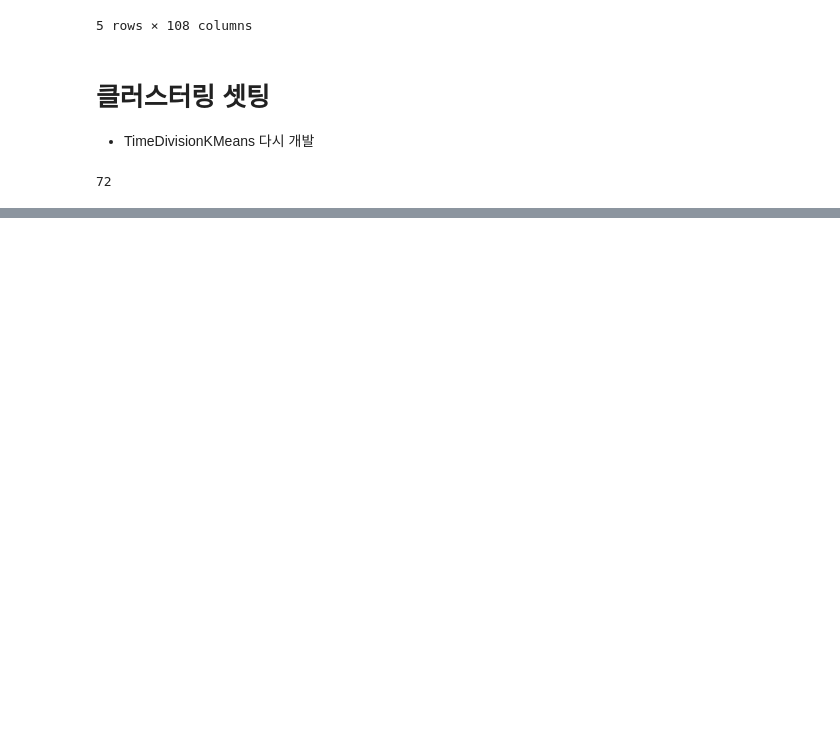
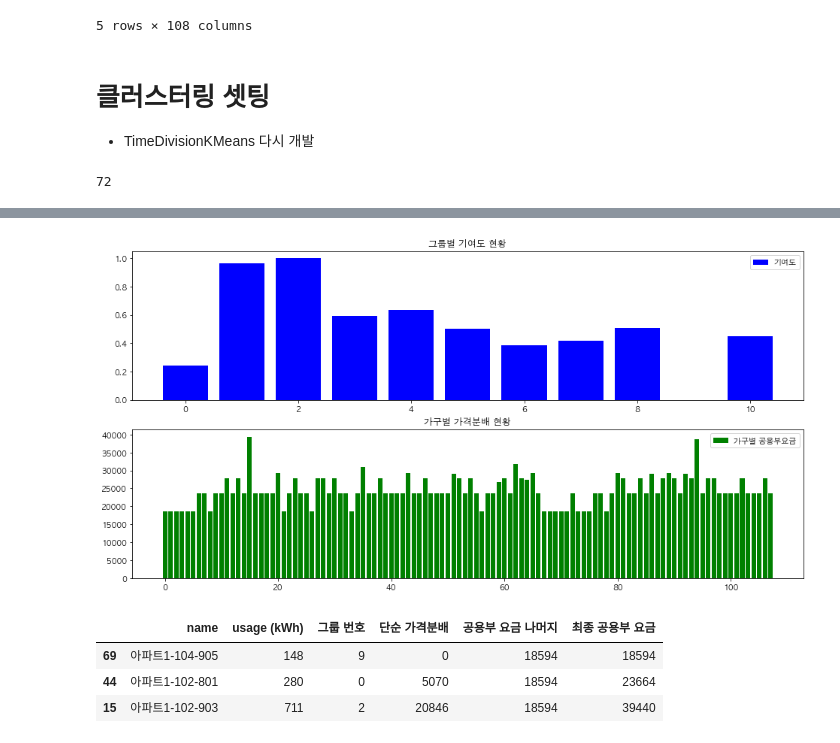
Before and after one commit to formegusto/distribution-public-fee, a Jupyter notebook: pt3.그룹별 (Pattern Based) 가격분배.ipynb, the cells around one changed output, grey strips where cells are left out. Cells and saved outputs as stored; diff of their text form; code cells hidden in the pictures; blank space fills up the shorter version.

```diff
--- a/pt3.그룹별 (Pattern Based) 가격분배.ipynb
+++ b/pt3.그룹별 (Pattern Based) 가격분배.ipynb
@@ -161,0 +138,5 @@ plt.show()
+# %%
+_month_df = np.column_stack([m_60_1.columns, m_60_1.sum(axis=0).values.round().astype("int")])
+month_df = pd.DataFrame(_month_df, columns=['name', 'usage (kWh)'])
+
+month_df
@@ -161,0 +446,14 @@ plt.show()
+# %%
+norm_dist = cont_1.copy()
+
+norm_dist['contribution'] = (norm_dist['contribution'] - norm_dist['contribution'].min()) / \
+                    (norm_dist['contribution'].max() - norm_dist['contribution'].min())
+
+norm_dist = pd.concat([norm_dist, col_df[col_df.columns[-2:]]], axis=1)
+
+norm_dist['기여도 공용부 기본요금'] = (norm_dist['공용부 기본요금'] * norm_dist['contribution']).round().astype("int")
+norm_dist['기여도 공용부 전력량요금'] = (norm_dist['공용부 전력량요금'] * norm_dist['contribution']).round().astype("int")
+norm_dist['기여도 공용부 요금'] = norm_dist['기여도 공용부 기본요금'] + norm_dist['기여도 공용부 전력량요금']
+norm_dist['가구 별 분배 가격'] = (norm_dist['기여도 공용부 요금'] / norm_dist['가구 수']).round().astype("int")
+
+norm_dist
@@ -161,0 +474,11 @@ plt.show()
+# %%
+norm_dist_info = cluster_info.copy()
+
+norm_dist_info['단순 가격분배'] = norm_dist_info['그룹 번호'].map(
+        lambda x: int(norm_dist.loc[x]['가구 별 분배 가격'])
+)
+
+norm_dist_info['공용부 요금 나머지'] = round((public_bill - norm_dist_info['단순 가격분배'].sum()) / len(norm_dist_info))
+norm_dist_info['최종 공용부 요금'] = norm_dist_info['단순 가격분배'] + norm_dist_info['공용부 요금 나머지']
+
+norm_dist_info.head(10)
@@ -161,0 +497,28 @@ plt.show()
+# %%
+plt.figure(figsize=(16,8))
+
+ax_1 = plt.subplot(2,1,1)
+ax_1.bar(range(len(dist_1)), norm_dist['contribution'], color='b', label='기여도')
+ax_1.set_title("그룹별 기여도 현황")
+ax_1.legend()
+
+ax_2 = plt.subplot(2,1,2)
+ax_2.bar(range(len(dist_info_1)), norm_dist_info['최종 공용부 요금'], color='g', label='가구별 공용부요금')
+ax_2.set_title("가구별 가격분배 현황")
+ax_2.legend()
+
+plt.show()
+# %% [output]
+[figure, added]
+# %%
+min_h = norm_dist_info[norm_dist_info['name'] == '아파트1-104-905']
+mean_h = norm_dist_info[norm_dist_info['name'] == '아파트1-102-801']
+max_h = norm_dist_info[norm_dist_info['name'] == '아파트1-102-903']
+
+problem_simple_cont = pd.concat([min_h, mean_h, max_h])
+problem_simple_cont
+# %% [output]
+|  | name | usage (kWh) | 그룹 번호 | 단순 가격분배 | 공용부 요금 나머지 | 최종 공용부 요금 |
+| 69 | 아파트1-104-905 | 148 | 9 | 0 | 18594 | 18594 |
+| 44 | 아파트1-102-801 | 280 | 0 | 5070 | 18594 | 23664 |
+| 15 | 아파트1-102-903 | 711 | 2 | 20846 | 18594 | 39440 |
```
Also changed, not shown: parts of 32 cells of this notebook, 1 other file.
